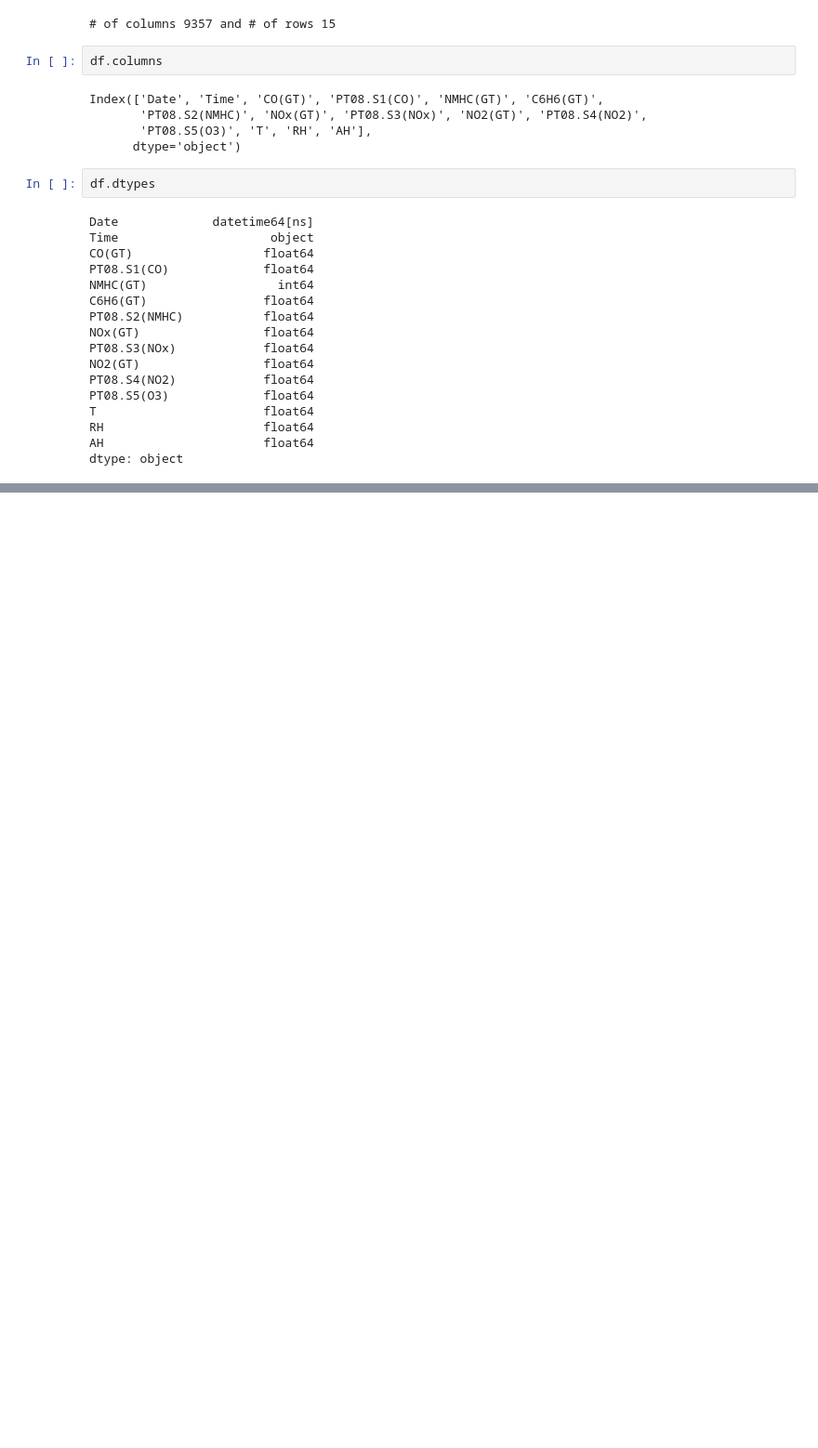
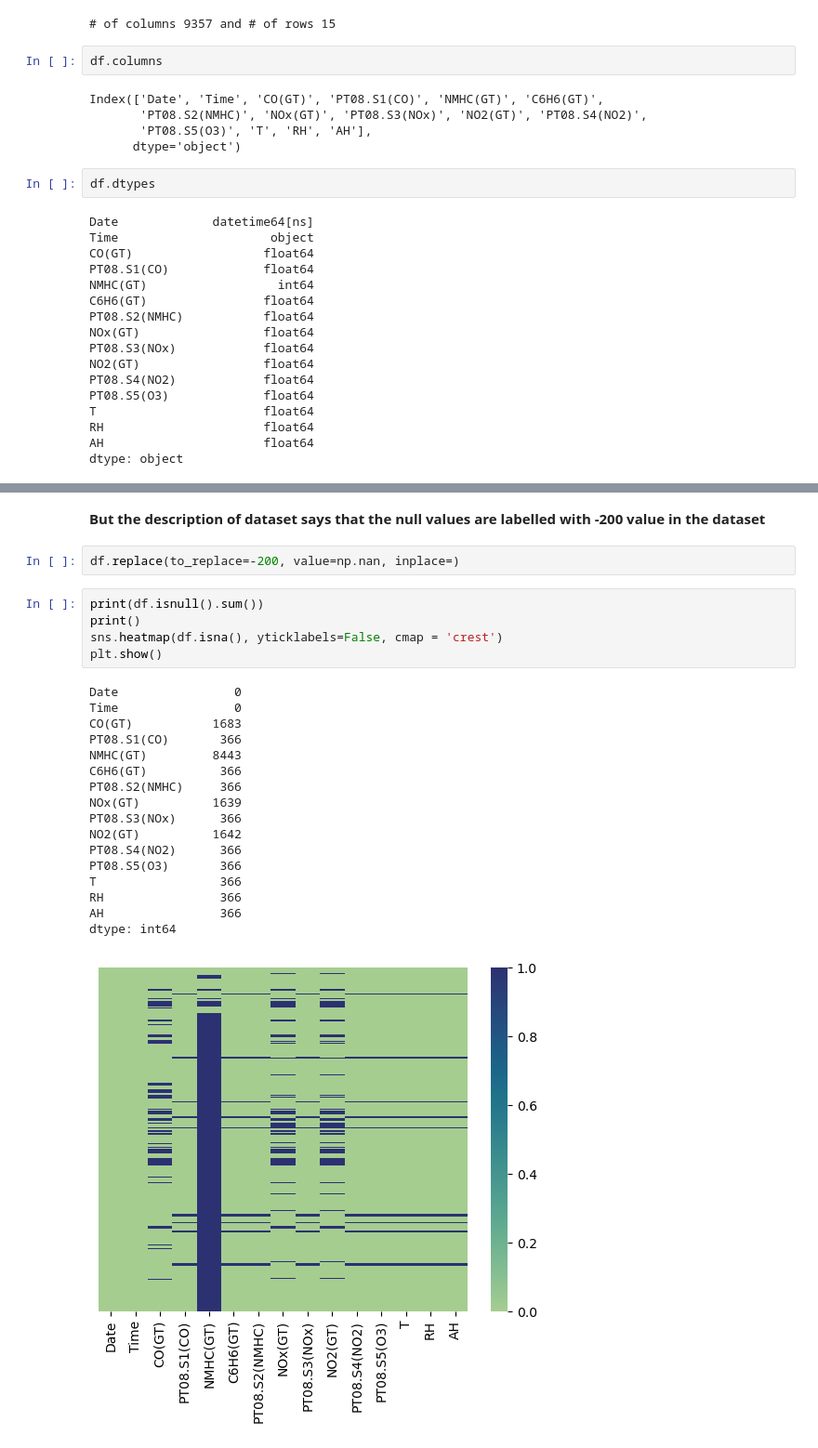
Before and after one commit to shivshankarsajeev/Air_Quality_using_regression, a Jupyter notebook: Untitled.ipynb, the cells around one changed output, grey strips where cells are left out. Shown at 93% size. Cells and saved outputs as stored; diff of their text form; blank space fills up the shorter version.

```diff
--- a/Untitled.ipynb
+++ b/Untitled.ipynb
@@ -60,0 +108,27 @@ df.describe()
+# %% [markdown]
+**But the description of dataset says that the null values are labelled with -200 value in the dataset**
+# %%
+df.replace(to_replace=-200, value=np.nan, inplace=)
+# %%
+print(df.isnull().sum())
+print()
+sns.heatmap(df.isna(), yticklabels=False, cmap = 'crest')
+plt.show()
+# %% [output]
+Date                0
+Time                0
+CO(GT)           1683
+PT08.S1(CO)       366
+NMHC(GT)         8443
+C6H6(GT)          366
+PT08.S2(NMHC)     366
+NOx(GT)          1639
+PT08.S3(NOx)      366
+NO2(GT)          1642
+PT08.S4(NO2)      366
+PT08.S5(O3)       366
+T                 366
+RH                366
+AH                366
+dtype: int64
+[figure, added]
```
Also changed, not shown: parts of 12 cells of this notebook.
